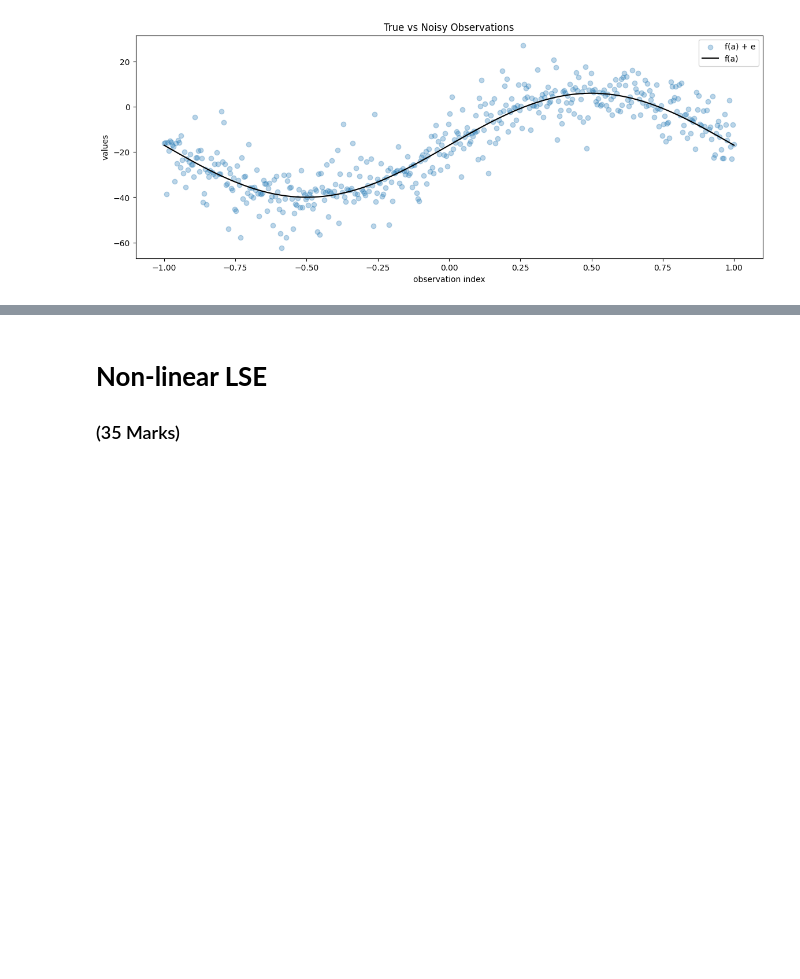
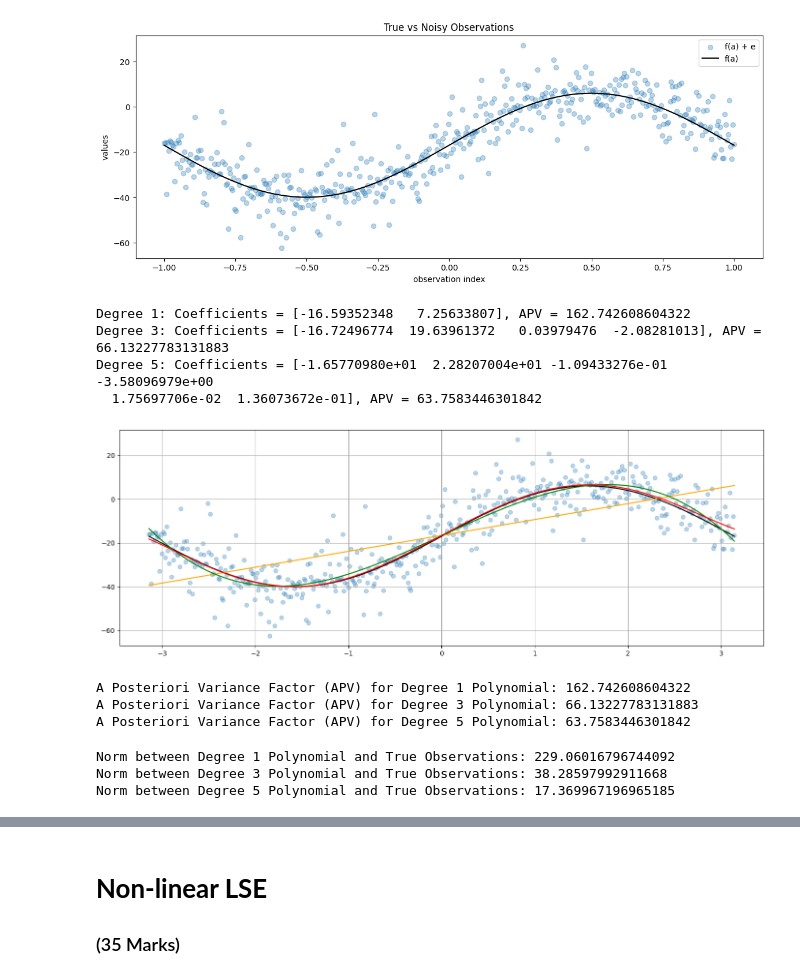
Before and after one commit to TonnyChuwa/engg680_2024_fall, a Jupyter notebook: Lab_Assignment2/Assignment2.ipynb, the cells around one changed output, grey strips where cells are left out. Cells and saved outputs as stored; diff of their text form; code cells hidden in the pictures; blank space fills up the shorter version.

```diff
--- a/Lab_Assignment2/Assignment2.ipynb
+++ b/Lab_Assignment2/Assignment2.ipynb
@@ -133,27 +150,65 @@ def fit_polynomial_curve(a: np.ndarray, l: np.ndarray, P: np.ndarray, deg: int)
+# %%
+# step 6
+# call the fit_polynomial_curve function and fetch the results
+# use polynomial degrees of: 1, 3 ,5
+# (1 marks)
+# Call fit_polynomial_curve for degree 1
+x_deg1, cov_x_deg1, apv_deg1, v_deg1 = fit_polynomial_curve(a, l, P, deg=1)
+print(f"Degree 1: Coefficients = {x_deg1}, APV = {apv_deg1}")
+
+# Call fit_polynomial_curve for degree 3
+x_deg3, cov_x_deg3, apv_deg3, v_deg3 = fit_polynomial_curve(a, l, P, deg=3)
+print(f"Degree 3: Coefficients = {x_deg3}, APV = {apv_deg3}")
+
+# Call fit_polynomial_curve for degree 5
+x_deg5, cov_x_deg5, apv_deg5, v_deg5 = fit_polynomial_curve(a, l, P, deg=5)
+print(f"Degree 5: Coefficients = {x_deg5}, APV = {apv_deg5}")
+# %% [output]
+Degree 1: Coefficients = [-16.59352348   7.25633807], APV = 162.742608604322
+Degree 3: Coefficients = [-16.72496774  19.63961372   0.03979476  -2.08281013], APV = 66.13227783131883
+Degree 5: Coefficients = [-1.65770980e+01  2.28207004e+01 -1.09433276e-01 -3.58096979e+00
+  1.75697706e-02  1.36073672e-01], APV = 63.7583446301842
 # %%
 # step 7
 # use the estimated coefficients x and constants array a, construct polynomial functions for each degree
 # hint: use polyval function from numpy library (check input argument carefully)
 # (1 marks)
 
-line_uw = #...
-cubic_uw = #...
-quintic_uw = #...
+line_uw = np.polyval(x_deg1[::-1], a)
+cubic_uw = np.polyval(x_deg3[::-1], a)
+quintic_uw = np.polyval(x_deg5[::-1], a)
 # %%
 # step 8
 # use the matplotlib to plot each polynomial function, noisy observations l, true observations l_true, together in one single figure
 # for the polynomials of line, cubic and quintic, use color of orange, green and red respectively.
 # (2 marks)
 
 fig, ax = plt.subplots(nrows=1, ncols=1, figsize=(14, 5))
-# ...
+# Plot the noisy observations
+ax.scatter(a, l, label='Noisy Observations (f(a) + e)', color='tab:blue', marker='o', alpha=0.3)
+
+# Plot the true observations
+ax.plot(a, l_true, label='True Observations (f(a))', color='k')
+
+# Plot the polynomial functions
+ax.plot(a, line_uw, label='Linear Fit (Degree 1)', color='orange')  # Linear
+ax.plot(a, cubic_uw, label='Cubic Fit (Degree 3)', color='green')   # Cubic
+ax.plot(a, quintic_uw, label='Quintic Fit (Degree 5)', color='red') # Quintic
 
 
 ax.grid(True, which='both',ls='-',color='0.65')
 
 fig.tight_layout()
+# %% [output]
+[figure, added]
 # %%
 # step 9
 # print the a posterier variance factor for each polynomial function
 # (3 marks)
-# ...
+print(f"A Posteriori Variance Factor (APV) for Degree 1 Polynomial: {apv_deg1}")
+print(f"A Posteriori Variance Factor (APV) for Degree 3 Polynomial: {apv_deg3}")
+print(f"A Posteriori Variance Factor (APV) for Degree 5 Polynomial: {apv_deg5}")
+# %% [output]
+A Posteriori Variance Factor (APV) for Degree 1 Polynomial: 162.742608604322
+A Posteriori Variance Factor (APV) for Degree 3 Polynomial: 66.13227783131883
+A Posteriori Variance Factor (APV) for Degree 5 Polynomial: 63.7583446301842
@@ -169,0 +215,17 @@ fig.tight_layout()
+# %%
+# step 10
+# compute and print the norm between the predicted observations (output from each polynomial function) and the true observations
+# (3 marks)
+# Norm between the predicted and true observations from each polynomial
+norm_deg1 = np.linalg.norm(line_uw - l_true)    # Norm for the linear (degree 1) polynomial
+norm_deg3 = np.linalg.norm(cubic_uw - l_true)   # Norm for the cubic (degree 3) polynomial
+norm_deg5 = np.linalg.norm(quintic_uw - l_true) # Norm for the quintic (degree 5) polynomial
+
+# Output
+print(f"Norm between Degree 1 Polynomial and True Observations: {norm_deg1}")
+print(f"Norm between Degree 3 Polynomial and True Observations: {norm_deg3}")
+print(f"Norm between Degree 5 Polynomial and True Observations: {norm_deg5}")
+# %% [output]
+Norm between Degree 1 Polynomial and True Observations: 229.06016796744092
+Norm between Degree 3 Polynomial and True Observations: 38.28597992911668
+Norm between Degree 5 Polynomial and True Observations: 17.369967196965185
```
Also changed, not shown: parts of 11 cells of this notebook.
